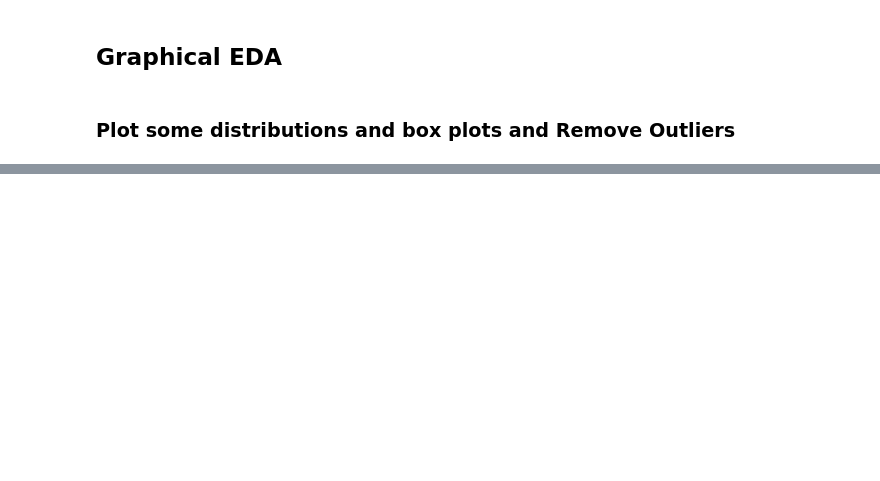
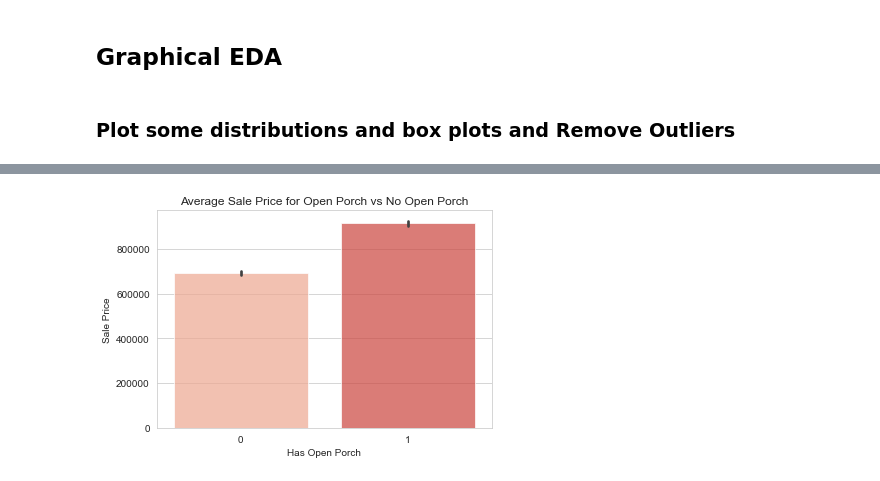
Before and after one commit to angelicacodes/phase_2_project_chicago-sf-seattle-ds-082420, a Jupyter notebook: notebooks/eda/Sindhu_EDA.ipynb, the cells around one changed output, grey strips where cells are left out. Cells and saved outputs as stored; diff of their text form; code cells hidden in the pictures; blank space fills up the shorter version.

```diff
--- a/notebooks/eda/Sindhu_EDA.ipynb
+++ b/notebooks/eda/Sindhu_EDA.ipynb
@@ -271,0 +273,7 @@ sns.boxplot(df2['SalePrice'], color = "Pink")
+# %%
+fig = sns.barplot(df2['Has_OpenPorch'], df2['SalePrice'], palette="Reds", alpha = .7);
+fig.set(xlabel='Has Open Porch', ylabel='Sale Price', title='Average Sale Price for Open Porch vs No Open Porch')
+plt.ticklabel_format(style='plain', axis='y')
+plt.savefig("../../reports/figures/Has_Open_Porch.png", bbox_inches='tight');
+# %% [output]
+[figure, added]
```
Also changed, not shown: parts of 54 cells of this notebook, 19 other files.
